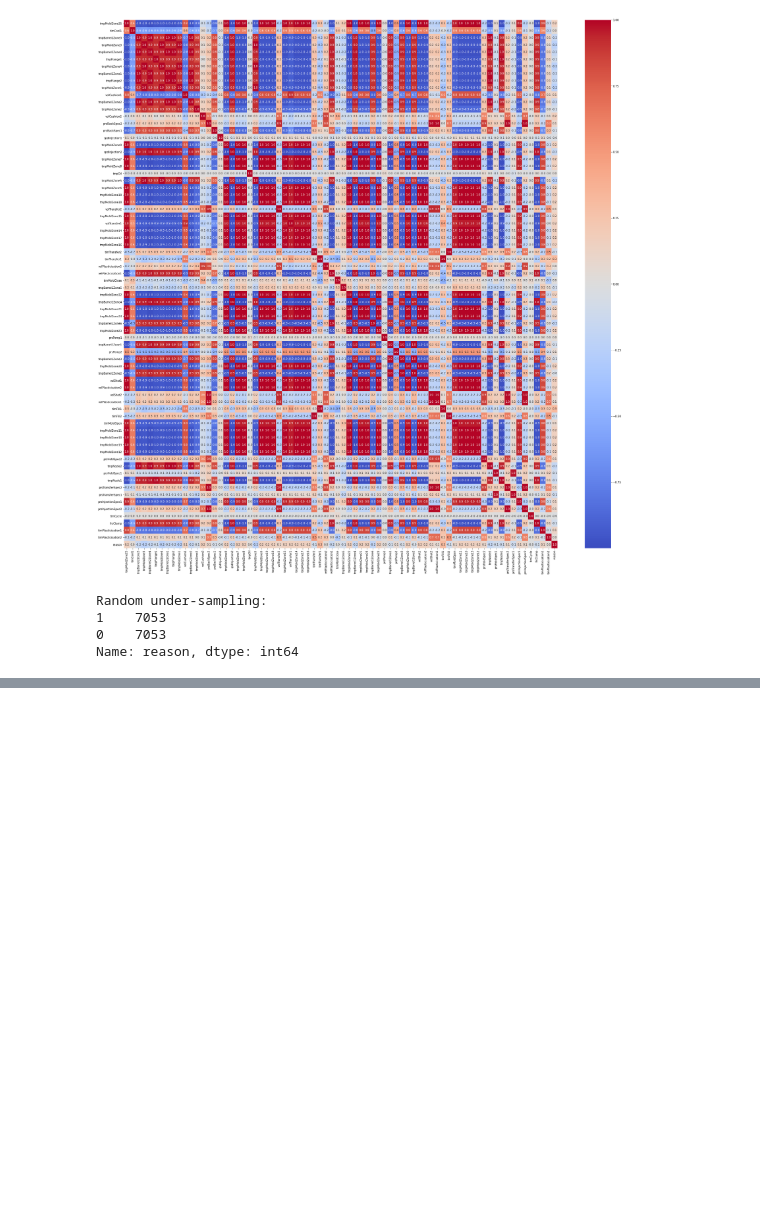
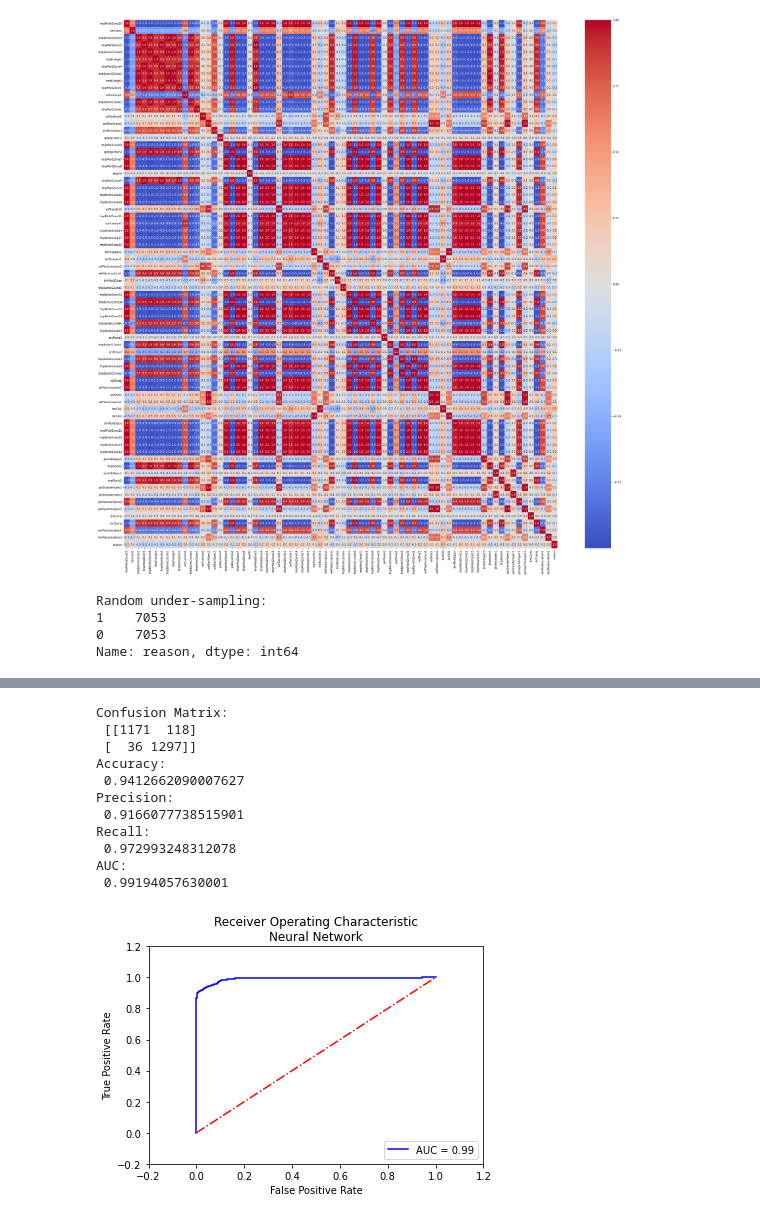
Before and after one commit to euguroglu/Machine-Learning-Projects, a Jupyter notebook: Pytorch_Injection_Machine_Part_Quality_Prediction_E114_04.ipynb, the cells around one changed output, grey strips where cells are left out. Cells and saved outputs as stored; diff of their text form; code cells hidden in the pictures; blank space fills up the shorter version.

```diff
--- a/Pytorch_Injection_Machine_Part_Quality_Prediction_E114_04.ipynb
+++ b/Pytorch_Injection_Machine_Part_Quality_Prediction_E114_04.ipynb
@@ -245,0 +245,5 @@ Accuracy: 90.4
+# %%
+import torch.nn.functional as nnf
+
+# ...
+prob = nnf.softmax(y_pred_2, dim=1)
@@ -245,0 +265,32 @@ Accuracy: 90.4
+# %%
+print("Confusion Matrix:\n",confusion_matrix(y_test,y_item))
+print("Accuracy:\n",accuracy_score(y_test,y_item))
+print("Precision:\n",precision_score(y_test,y_item))
+print("Recall:\n",recall_score(y_test,y_item))
+print("AUC:\n",roc_auc_score(y_test,prob[:,1]))
+auc=roc_auc_score(y_test,prob[:,1])
+
+#plotting the ROC curve
+fpr,tpr,thresholds=roc_curve(y_test,prob[:,1])
+plt.plot(fpr,tpr,'b', label='AUC = %0.2f'% auc)
+plt.plot([0,1],[0,1],'r-.')
+plt.xlim([-0.2,1.2])
+plt.ylim([-0.2,1.2])
+plt.title('Receiver Operating Characteristic\nNeural Network')
+plt.legend(loc='lower right')
+plt.ylabel('True Positive Rate')
+plt.xlabel('False Positive Rate')
+plt.show()
+# %% [output]
+Confusion Matrix:
+ [[1171  118]
+ [  36 1297]]
+Accuracy:
+ 0.9412662090007627
+Precision:
+ 0.9166077738515901
+Recall:
+ 0.972993248312078
+AUC:
+ 0.99194057630001
+[figure, added]
```
Also changed, not shown: parts of 12 cells of this notebook.
